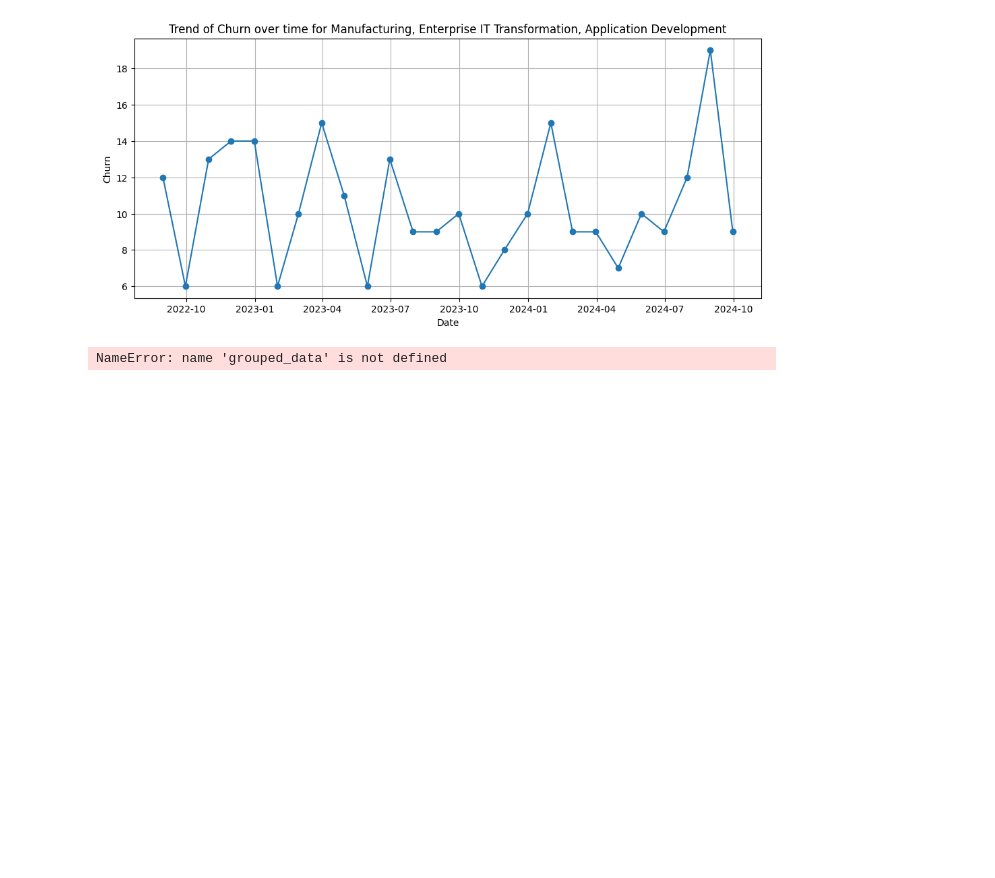
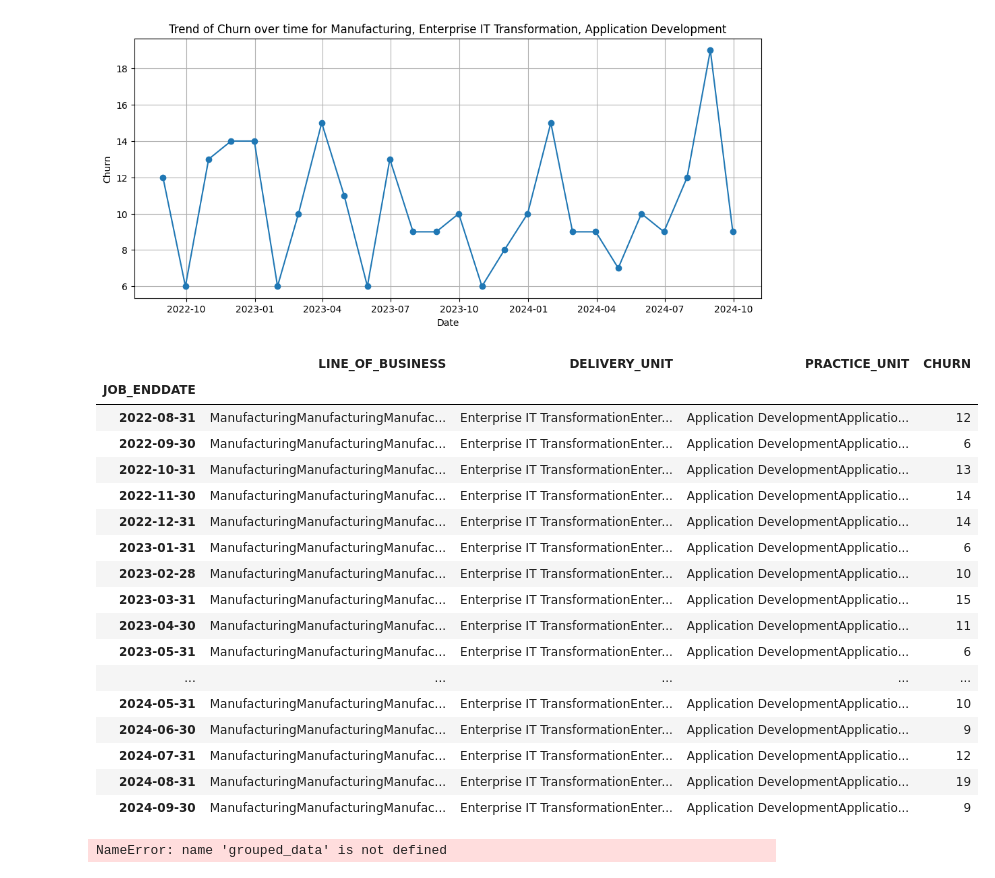
Before and after one commit to Vishal80990/Employee_Attrition_repo, a Jupyter notebook: Untitled1.ipynb, the cells around one changed output. Cells and saved outputs as stored; diff of their text form; code cells hidden in the pictures; blank space fills up the shorter version.

```diff
--- a/Untitled1.ipynb
+++ b/Untitled1.ipynb
@@ -108,6 +108,27 @@ plt.grid(True)
 plt.show()
 # %% [output]
 [figure]
+# %%
+monthly_data
+# %% [output]
+|  | LINE_OF_BUSINESS | DELIVERY_UNIT | PRACTICE_UNIT | CHURN |
+| JOB_ENDDATE |  |  |  |  |
+| 2022-08-31 | ManufacturingManufacturingManufac... | Enterprise IT TransformationEnter... | Application DevelopmentApplicatio... | 12 |
+| 2022-09-30 | ManufacturingManufacturingManufac... | Enterprise IT TransformationEnter... | Application DevelopmentApplicatio... | 6 |
+| 2022-10-31 | ManufacturingManufacturingManufac... | Enterprise IT TransformationEnter... | Application DevelopmentApplicatio... | 13 |
+| 2022-11-30 | ManufacturingManufacturingManufac... | Enterprise IT TransformationEnter... | Application DevelopmentApplicatio... | 14 |
+| 2022-12-31 | ManufacturingManufacturingManufac... | Enterprise IT TransformationEnter... | Application DevelopmentApplicatio... | 14 |
+| 2023-01-31 | ManufacturingManufacturingManufac... | Enterprise IT TransformationEnter... | Application DevelopmentApplicatio... | 6 |
+| 2023-02-28 | ManufacturingManufacturingManufac... | Enterprise IT TransformationEnter... | Application DevelopmentApplicatio... | 10 |
+| 2023-03-31 | ManufacturingManufacturingManufac... | Enterprise IT TransformationEnter... | Application DevelopmentApplicatio... | 15 |
+| 2023-04-30 | ManufacturingManufacturingManufac... | Enterprise IT TransformationEnter... | Application DevelopmentApplicatio... | 11 |
+| 2023-05-31 | ManufacturingManufacturingManufac... | Enterprise IT TransformationEnter... | Application DevelopmentApplicatio... | 6 |
+| ... | ... | ... | ... | ... |
+| 2024-05-31 | ManufacturingManufacturingManufac... | Enterprise IT TransformationEnter... | Application DevelopmentApplicatio... | 10 |
+| 2024-06-30 | ManufacturingManufacturingManufac... | Enterprise IT TransformationEnter... | Application DevelopmentApplicatio... | 9 |
+| 2024-07-31 | ManufacturingManufacturingManufac... | Enterprise IT TransformationEnter... | Application DevelopmentApplicatio... | 12 |
+| 2024-08-31 | ManufacturingManufacturingManufac... | Enterprise IT TransformationEnter... | Application DevelopmentApplicatio... | 19 |
+| 2024-09-30 | ManufacturingManufacturingManufac... | Enterprise IT TransformationEnter... | Application DevelopmentApplicatio... | 9 |
 # %%
 import matplotlib.pyplot as plt
 
```
